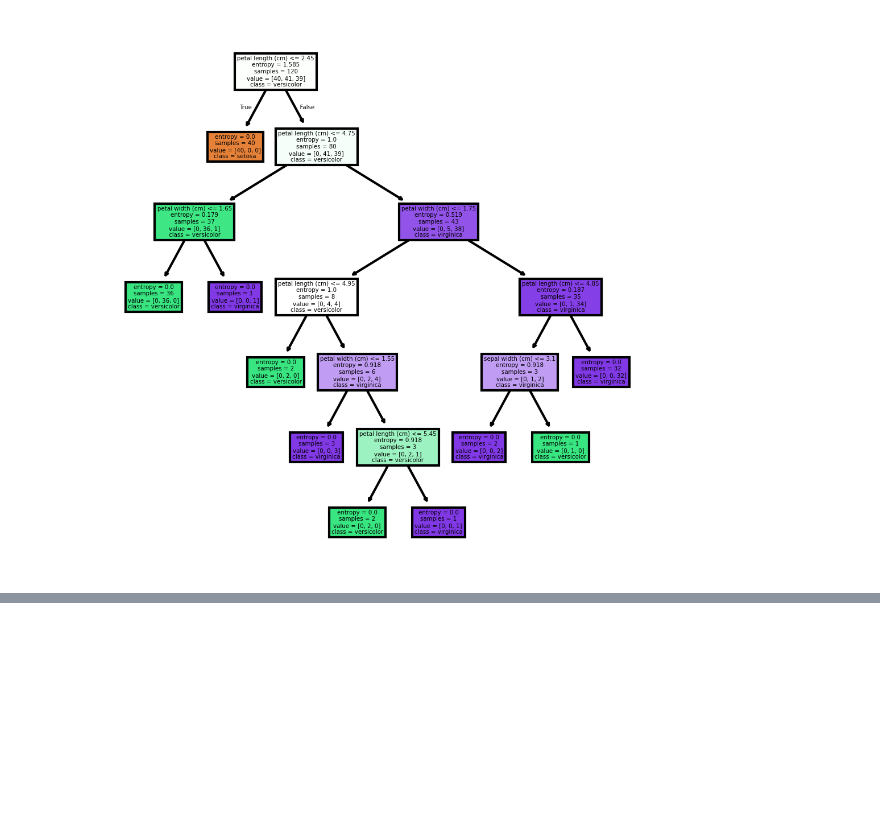
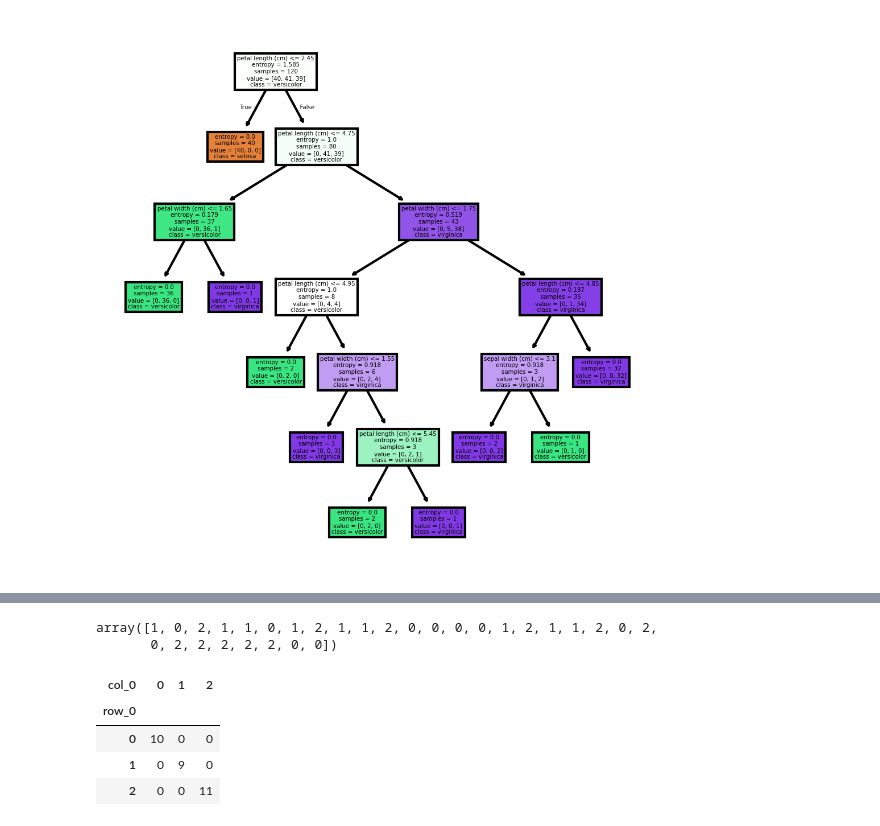
Before and after one commit to madhan2707/ML-with-flask, a Jupyter notebook: Decision_Tree_iris_dataset.ipynb, the cells around one changed output, grey strips where cells are left out. Drawn from its saved outputs; the diff is of its cells as text; code cells hidden in the pictures; blank space fills up the shorter version.

```diff
--- a/Decision_Tree_iris_dataset.ipynb
+++ b/Decision_Tree_iris_dataset.ipynb
@@ -92,3 +92,16 @@ plot_tree(dt_entropy,  # Call plot_tree directly from the sklearn.tree module
 fig.savefig('dt_entropy.png')
 # %% [output]
 [figure]
+# %%
+from sklearn.datasets import load_iris
+from sklearn.tree import DecisionTreeClassifier
+from sklearn.model_selection import train_test_split
+from sklearn.metrics import accuracy_score
+import pandas as pd
+iris = load_iris()
+X, y = iris.data, iris.target
+X_train, X_test, y_train, y_test = train_test_split(X, y, test_size=0.2, random_state=42)
+dt_entropy = DecisionTreeClassifier(criterion='entropy', random_state=42)
+dt_entropy.fit(X_train, y_train)
+preds = dt_entropy.predict(X_test)
+pd.Series(preds).value_counts()
@@ -94,0 +114,13 @@ fig.savefig('dt_entropy.png')
+# %%
+preds
+# %% [output]
+array([1, 0, 2, 1, 1, 0, 1, 2, 1, 1, 2, 0, 0, 0, 0, 1, 2, 1, 1, 2, 0, 2,
+       0, 2, 2, 2, 2, 2, 0, 0])
+# %%
+pd.crosstab(y_test,preds)
+# %% [output]
+| col_0 | 0 | 1 | 2 |
+| row_0 |  |  |  |
+| 0 | 10 | 0 | 0 |
+| 1 | 0 | 9 | 0 |
+| 2 | 0 | 0 | 11 |
```
Also changed, not shown: parts of 2 cells of this notebook.
